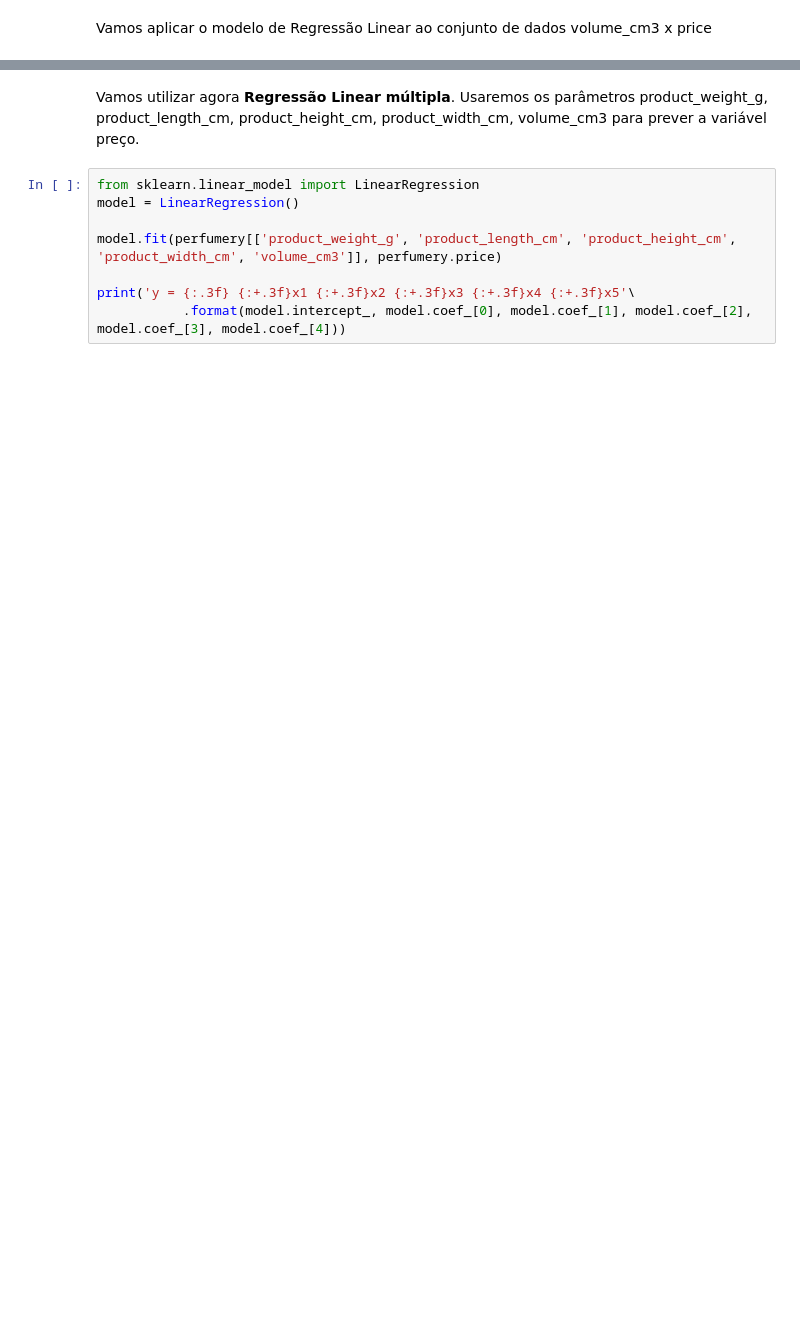
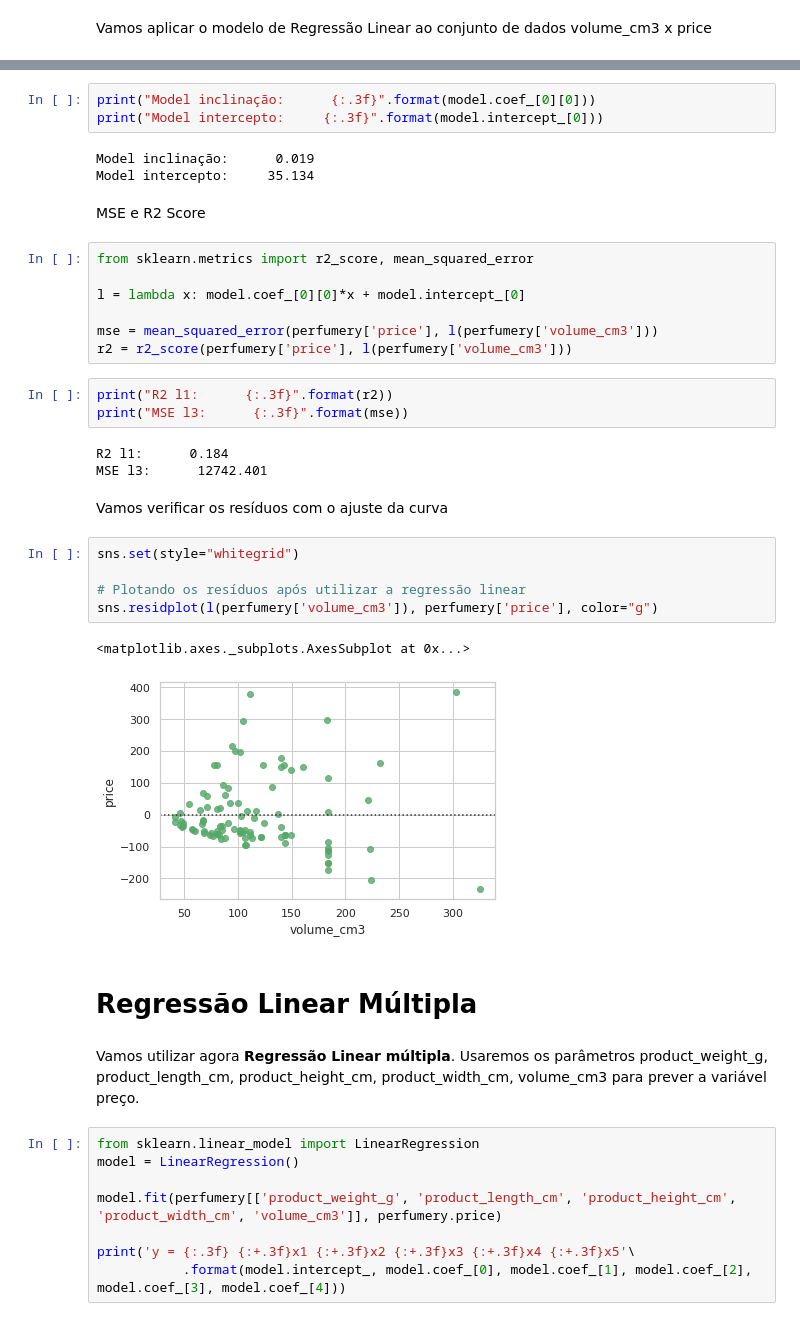
Before and after one commit to AdsonRamos/if697-2020.2, a Jupyter notebook: Projeto_2_Ciência_de_dados_IF697.ipynb, the cells around one changed output, grey strips where cells are left out. Cells and saved outputs as stored; diff of their text form; blank space fills up the shorter version.

Commit message:
Adicionando métricas de desenpenho do modelo de regressão linear simples

```diff
--- a/Projeto_2_Ciência_de_dados_IF697.ipynb
+++ b/Projeto_2_Ciência_de_dados_IF697.ipynb
@@ -180,3 +196,36 @@ plt.plot(xfit, yfit)
+# %%
+print("Model inclinação:      {:.3f}".format(model.coef_[0][0]))
+print("Model intercepto:     {:.3f}".format(model.intercept_[0]))
+# %% [output]
+Model inclinação:      0.019
+Model intercepto:     35.134
+# %% [markdown]
+MSE e R2 Score
+# %%
+from sklearn.metrics import r2_score, mean_squared_error
+
+l = lambda x: model.coef_[0][0]*x + model.intercept_[0]
+
+mse = mean_squared_error(perfumery['price'], l(perfumery['volume_cm3']))
+r2 = r2_score(perfumery['price'], l(perfumery['volume_cm3']))
+# %%
+print("R2 l1:      {:.3f}".format(r2))
+print("MSE l3:      {:.3f}".format(mse))
+# %% [output]
+R2 l1:      0.184
+MSE l3:      12742.401
+# %% [markdown]
+Vamos verificar os resíduos com o ajuste da curva
+# %%
+sns.set(style="whitegrid")
+
+# Plotando os resíduos após utilizar a regressão linear
+sns.residplot(l(perfumery['volume_cm3']), perfumery['price'], color="g")
+# %% [output]
+<matplotlib.axes._subplots.AxesSubplot at 0x...>
+[figure, added]
+# %% [markdown]
+# Regressão Linear Múltipla
 # %% [markdown]
 Vamos utilizar agora **Regressão Linear múltipla**. Usaremos os parâmetros product_weight_g, product_length_cm, product_height_cm, product_width_cm, volume_cm3 para prever a variável preço.
 # %%
```
Also changed, not shown: parts of 13 cells of this notebook.
